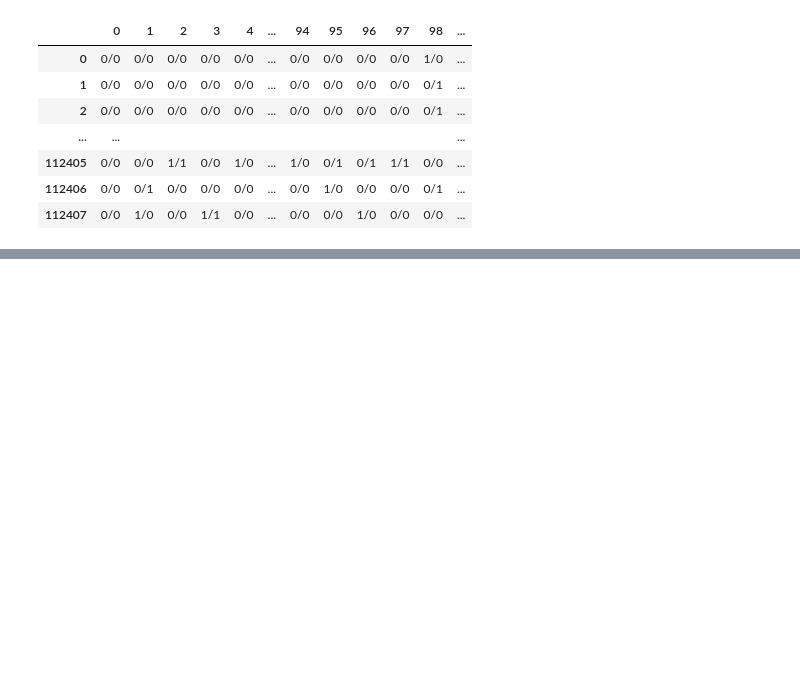
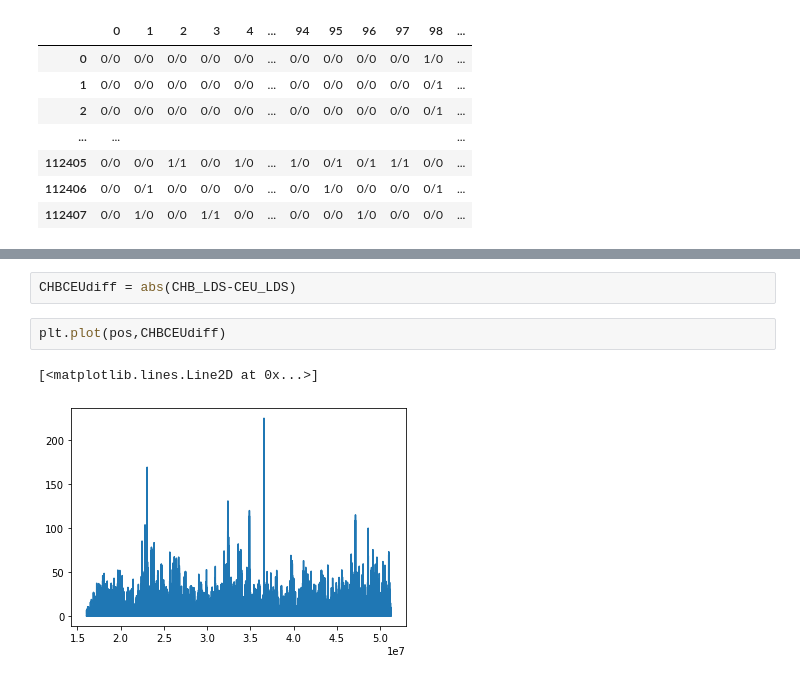
Before and after one commit to achyutha11/geo_LD_viz_v2, a Jupyter notebook: doc/notebooks/kxpexp.ipynb, the cells around one changed output, grey strips where cells are left out. Drawn from its saved outputs; the diff is of its cells as text; blank space fills up the shorter version.

```diff
--- a/doc/notebooks/kxpexp.ipynb
+++ b/doc/notebooks/kxpexp.ipynb
@@ -361,0 +464,7 @@ gf1
+# %%
+CHBCEUdiff = abs(CHB_LDS-CEU_LDS)
+# %%
+plt.plot(pos,CHBCEUdiff)
+# %% [output]
+[<matplotlib.lines.Line2D at 0x...>]
+[figure, added]
```
Also changed, not shown: parts of 30 cells of this notebook.
